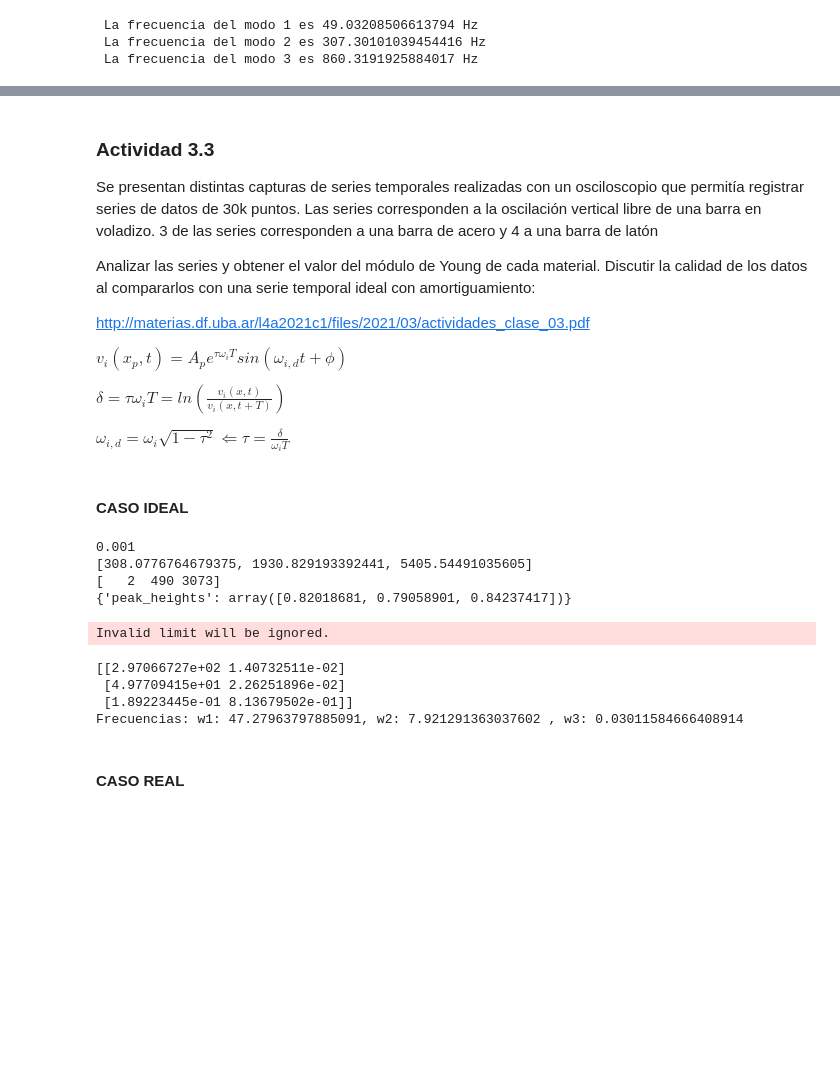
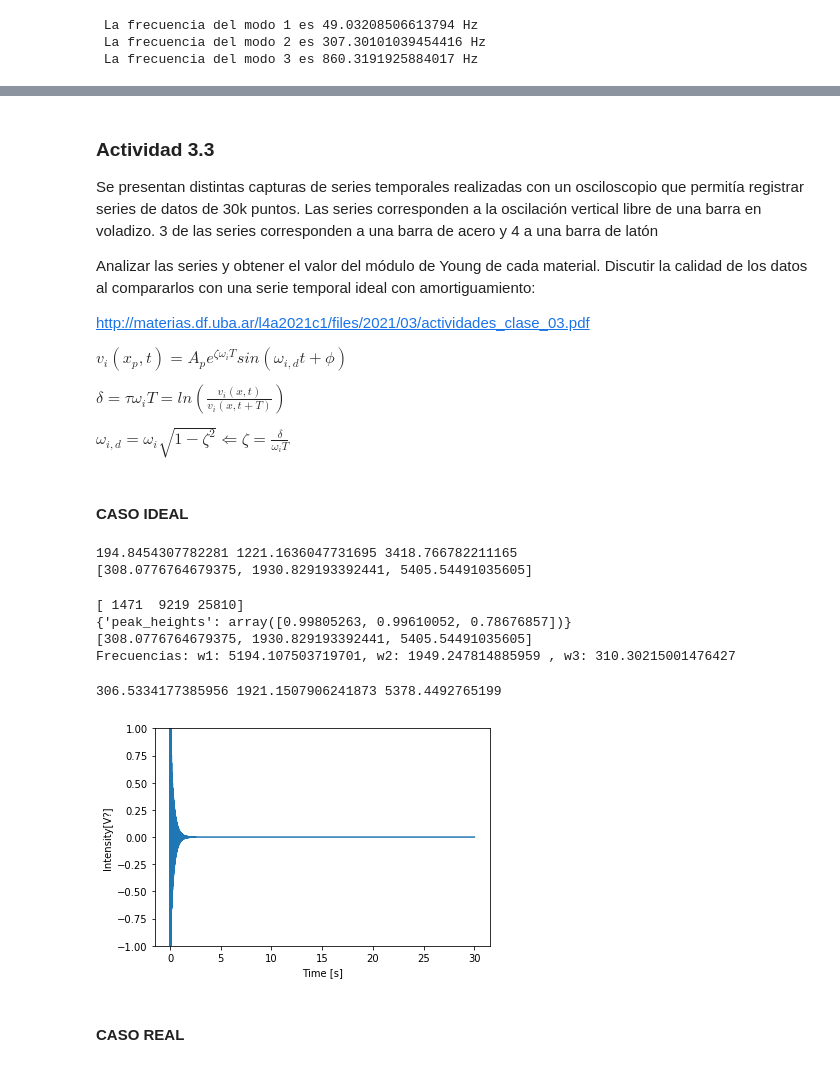
Before and after one commit to LunaKadysz/Laboratorio-4, a Jupyter notebook: Practica3/Practica3.ipynb, the cells around one changed output, grey strips where cells are left out. Drawn from its saved outputs; the diff is of its cells as text; code cells hidden in the pictures; blank space fills up the shorter version.

```diff
--- a/Practica3/Practica3.ipynb
+++ b/Practica3/Practica3.ipynb
@@ -194,32 +195,37 @@ amortiguamiento:
 http://materias.df.uba.ar/l4a2021c1/files/2021/03/actividades_clase_03.pdf
 
 
-$v_i (x_p , t) = A_p e^{\tau \omega_i T} sin(\omega_{i,d} t + \phi)$
+$v_i (x_p , t) = A_p e^{\zeta \omega_i T} sin(\omega_{i,d} t + \phi)$
 
 $\delta = \tau \omega_i T = ln(\frac{v_i(x,t)}{v_i(x,t+T)})$
 
-$\omega_{i,d} = \omega_i \sqrt{1 - \tau^2} \Leftarrow \tau = \frac{\delta}{\omega_i T}$
+$\omega_{i,d} = \omega_i \sqrt{1 - \zeta^2} \Leftarrow \zeta = \frac{\delta}{\omega_i T}$
 # %% [markdown]
 #### CASO IDEAL
-# %%
-def w_id(V,w_i):
-    damp = np.log(V[1]/V[2])
-    w_ = w_i * np.sqrt(1-damp)
+# %%
+def w_id(damp,w_i):
+    w_ = w_i * np.sqrt(1-damp)
+    return w_
+damp = 0.6
+print(w_id(damp,w1) , w_id(damp,w2) , w_id(damp,w3) )
+print(w)
+# %% [output]
+194.8454307782281 1221.1636047731695 3418.766782211165
+[308.0776764679375, 1930.829193392441, 5405.54491035605]
 # %%
-t = np.linspace(0, 10, 10000)
+t = np.linspace(0, 30, 500000)
 tstep = max(t)/len(t)
 fsamp = 1/tstep
-print(tstep)
+
 A1 = 1
 A2 = 1
 A3 = 1
 w1 = w[0]
 w2 = w[1]
 w3 = w[2]
-phi = 1
+phi = 0
 
-print(w)
-V = A1 * np.sin(w1 *t) + A2 * np.sin(w2 *t + phi) + A3 * np.sin(A3 *t + phi)
+V = A1 * np.sin(w1 *t) + A2 * np.sin(w2 *t + phi) + A3 * np.sin(w3 *t + phi)
 
 plt.figure(2)
 plt.clf()
@@ -227,21 +233,52 @@ plt.plot(t, V)
 plt.xlabel('Time [s]')
 plt.ylabel('Intensity[V?]')
 MakeSpectralPlot(V, fsamp)
-plt.xlim(0,100000)
+#plt.xlim(0,1000)
 
+print(w)
 f_ = np.array(plt.ginput(3))
-print(f_)
-print(f'Frecuencias: w1: {f_[0][0] / (2 * np.pi)}, w2: {f_[1][0] / (2 * np.pi)} , w3: {f_[2][0] / (2 * np.pi)} ')
+
+print(f'Frecuencias: w1: {f_[0][0] * 2 * np.pi}, w2: {f_[1][0] * 2 * np.pi} , w3: {f_[2][0] * 2 * np.pi} ')
 # %% [output]
-0.001
+[ 1471  9219 25810]
+{'peak_heights': array([0.99805263, 0.99610052, 0.78676857])}
 [308.0776764679375, 1930.829193392441, 5405.54491035605]
-[   2  490 3073]
-{'peak_heights': array([0.82018681, 0.79058901, 0.84237417])}
+Frecuencias: w1: 5194.107503719701, w2: 1949.247814885959 , w3: 310.30215001476427
-Invalid limit will be ignored.
-[[2.97066727e+02 1.40732511e-02]
- [4.97709415e+01 2.26251896e-02]
- [1.89223445e-01 8.13679502e-01]]
-Frecuencias: w1: 47.27963797885091, w2: 7.921291363037602 , w3: 0.03011584666408914
+# %%
+%matplotlib inline
+t = np.linspace(0, 30, 1000000)
+tstep = max(t)/len(t)
+fsamp = 1/tstep
+
+A1 = 1
+A2 = 1
+A3 = 1
+w1 = w[0]
+w2 = w[1]
+w3 = w[2]
+phi = 0
+def T(w):
+    T_ = 2 * np.pi / w
+    return T_
+damp = 0.01
+V =  A1 * np.sin( w_id(damp,w1) *t) * np.exp(-damp * t * w1) + A2 * np.sin(w_id(damp,w2) *t + phi) * np.exp(-damp * t * w2)+ A3 * np.sin(w_id(damp,w3) *t + phi)  * np.exp(-damp * t * w3)
+
+plt.figure(2)
+plt.clf()
+plt.plot(t, V)
+#plt.xlim(0,10)
+plt.ylim(-1,1)
+plt.xlabel('Time [s]')
+plt.ylabel('Intensity[V?]')
+#MakeSpectralPlot(V, fsamp)
+
+
+print(w_id(damp,w1) , w_id(damp,w2) , w_id(damp,w3) )
+#f_ = np.array(plt.ginput(3))
+#print(f'Frecuencias: w1: {f_[0][0] * 2 * np.pi}, w2: {f_[1][0] * 2 * np.pi} , w3: {f_[2][0] * 2 * np.pi} ')
+# %% [output]
+306.5334177385956 1921.1507906241873 5378.4492765199
+[figure, added]
 # %% [markdown]
 #### CASO REAL
 # %%
```
Also changed, not shown: parts of 2 cells of this notebook.
